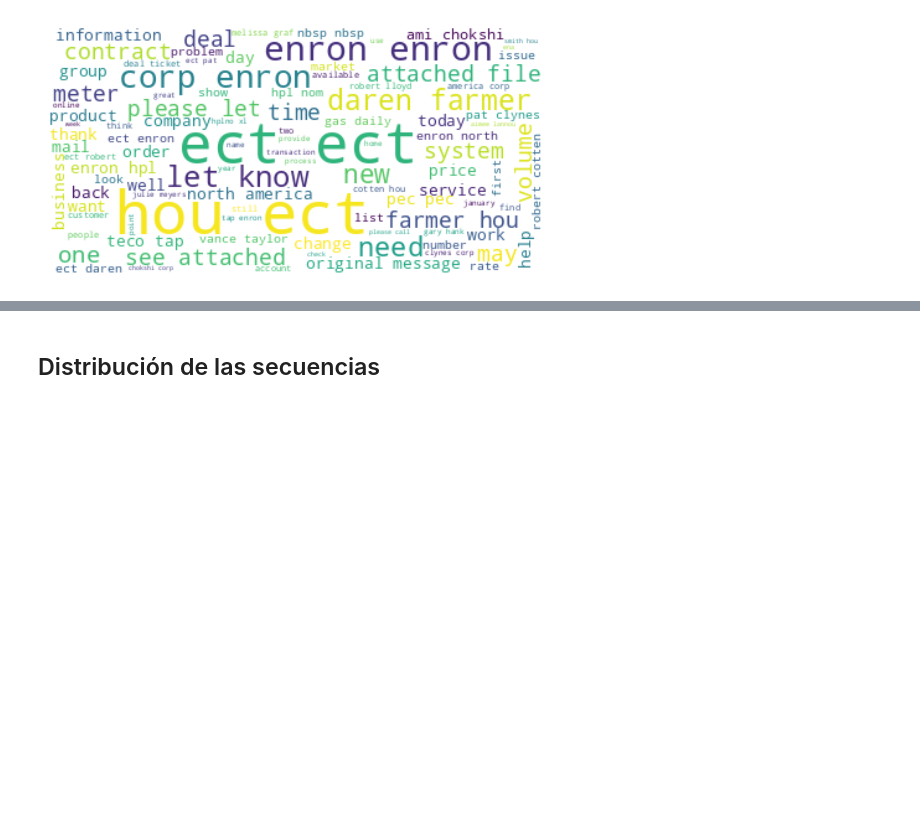
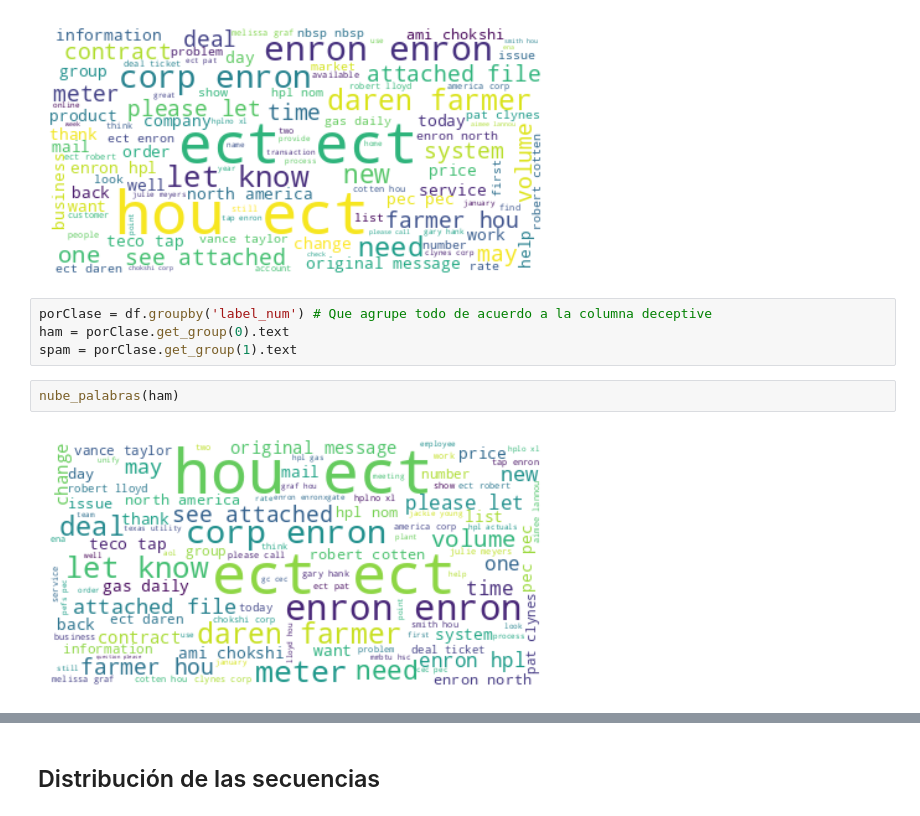
Before and after one commit to CanoPablo/Deep_Learning, a Jupyter notebook: Reto_III.ipynb, the cells around one changed output, grey strips where cells are left out. Cells and saved outputs as stored; diff of their text form; blank space fills up the shorter version.

```diff
--- a/Reto_III.ipynb
+++ b/Reto_III.ipynb
@@ -241,3 +241,11 @@ def nube_palabras(sec_textos):
 nube_palabras(df['text'])
 # %% [output]
 [figure]
+# %%
+porClase = df.groupby('label_num') # Que agrupe todo de acuerdo a la columna deceptive
+ham = porClase.get_group(0).text
+spam = porClase.get_group(1).text
+# %%
+nube_palabras(ham)
+# %% [output]
+[figure, added]
```
Also changed, not shown: parts of 23 cells of this notebook.
